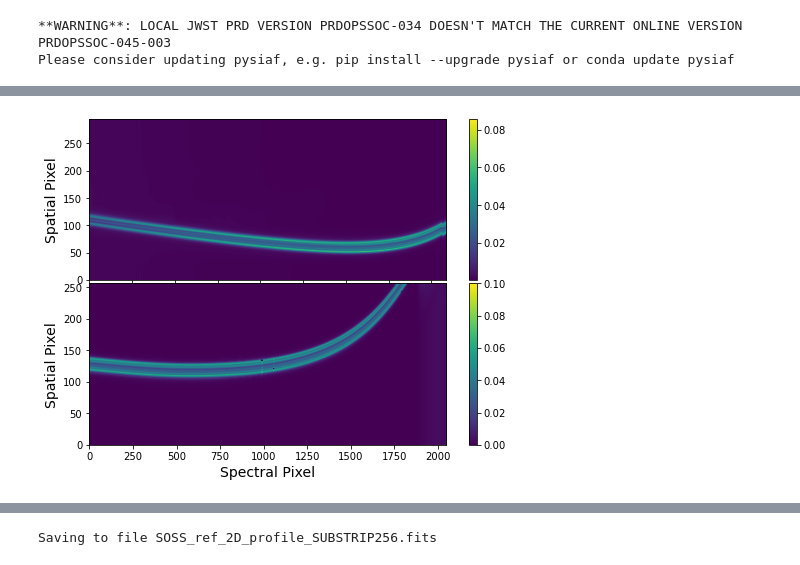
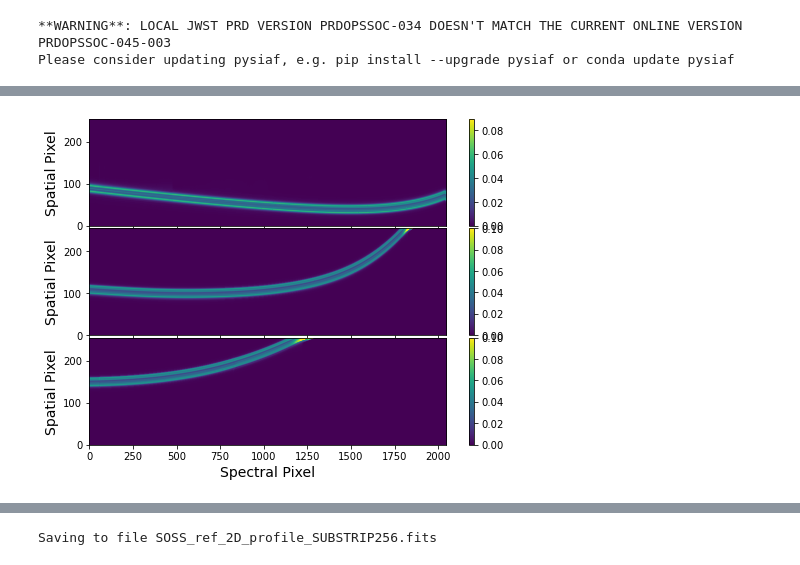
Before and after one commit to njcuk9999/jwst-mtl, a Jupyter notebook: SOSS/APPLESOSS/applesoss_demo.ipynb, the cells around one changed output, grey strips where cells are left out. Cells and saved outputs as stored; diff of their text form; code cells hidden in the pictures.

```diff
--- a/SOSS/APPLESOSS/applesoss_demo.ipynb
+++ b/SOSS/APPLESOSS/applesoss_demo.ipynb
@@ -19,18 +19,13 @@ from SOSS.extract.applesoss import applesoss
 **WARNING**: LOCAL JWST PRD VERSION PRDOPSSOC-034 DOESN'T MATCH THE CURRENT ONLINE VERSION PRDOPSSOC-045-003
 Please consider updating pysiaf, e.g. pip install --upgrade pysiaf or conda update pysiaf
 # %%
-clear = fits.getdata('/Users/michaelradica/transfer/IDTSOSS_clear_noisy_1_flatfieldstep.fits', 1)
-f277 = fits.getdata('/Users/michaelradica/transfer/IDTSOSS_f277_noisy_1_flatfieldstep.fits', 1)
-clear = np.nansum(clear, axis=0)
-f277 = np.nansum(f277, axis=0)
+# Open a simulated data set.
+clear = fits.getdata('Ref_files/simulated_data.fits', 0)
 
-# Add a floor level such that all pixels are positive
-# Are we introducing any biases by doing this?
+# Add a floor level so that all pixels are positive.
 floor = np.nanpercentile(clear, 0.1)
 clear -= floor
-floor_f277 = np.nanpercentile(f277, 0.1)
-f277 -= floor_f277
 
 # Replace bad pixels.
-#clear = replace_badpix(clear, verbose=3)
-#f277 = replace_badpix(f277, verbose=3)
+clear = replace_badpix(clear, verbose=3)
+#clear += floor
@@ -74,5 +61,5 @@
 # %%
-spat_prof = applesoss.EmpiricalProfile(clear, verbose=3)
+spat_prof = applesoss.EmpiricalProfile(clear, verbose=1)
 spat_prof.build_empirical_profile()
 # %% [output]
 Starting the APPLESOSS module.
@@ -94,24 +77,28 @@ Done.
 # %%
 # Show the spatial profile models for each order.
 fig = plt.figure(figsize=(8, 6))
-gs = gridspec.GridSpec(2, 1, height_ratios=[1, 1])
+gs = gridspec.GridSpec(3, 1, height_ratios=[1, 1, 1])
 
 ax1 = plt.subplot(gs[0])
 plt.imshow(spat_prof.order1, origin='lower', aspect='auto')
 plt.colorbar()
 ax1.set_ylabel('Spatial Pixel', fontsize=14)
 ax1.xaxis.set_major_formatter(plt.NullFormatter())
 
 ax2 = plt.subplot(gs[1])
 plt.imshow(spat_prof.order2, origin='lower', aspect='auto', vmin=0, vmax=0.1)
 plt.colorbar()
-ax2.set_xlabel('Spectral Pixel', fontsize=14)
+ax2.xaxis.set_major_formatter(plt.NullFormatter())
 ax2.set_ylabel('Spatial Pixel', fontsize=14)
 
-plt.xlim(0, 2048)
-plt.ylim(0, 256)
+ax3 = plt.subplot(gs[2])
+plt.imshow(spat_prof.order3, origin='lower', aspect='auto', vmin=0, vmax=0.1)
+plt.colorbar()
+ax3.set_xlabel('Spectral Pixel', fontsize=14)
+ax3.set_ylabel('Spatial Pixel', fontsize=14)
 
-plt.subplots_adjust(hspace=0.02)
+plt.subplots_adjust(hspace=0.05
+                   )
 plt.show()
 # %% [output]
-[figure, old version]
+[figure, new version]
```
Also changed, not shown: parts of 8 cells of this notebook, 3 other files.
